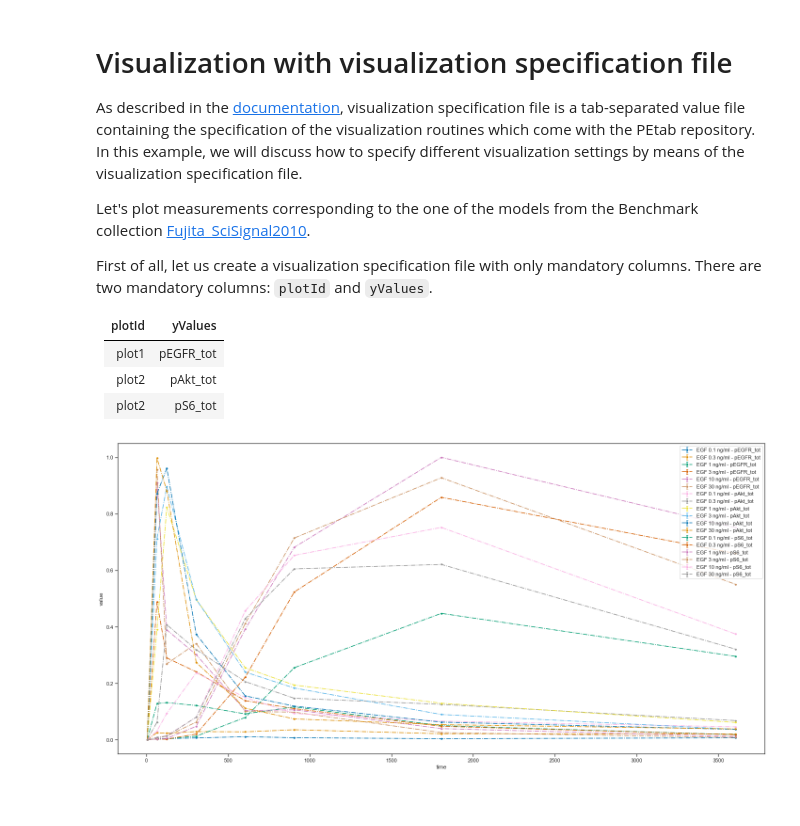
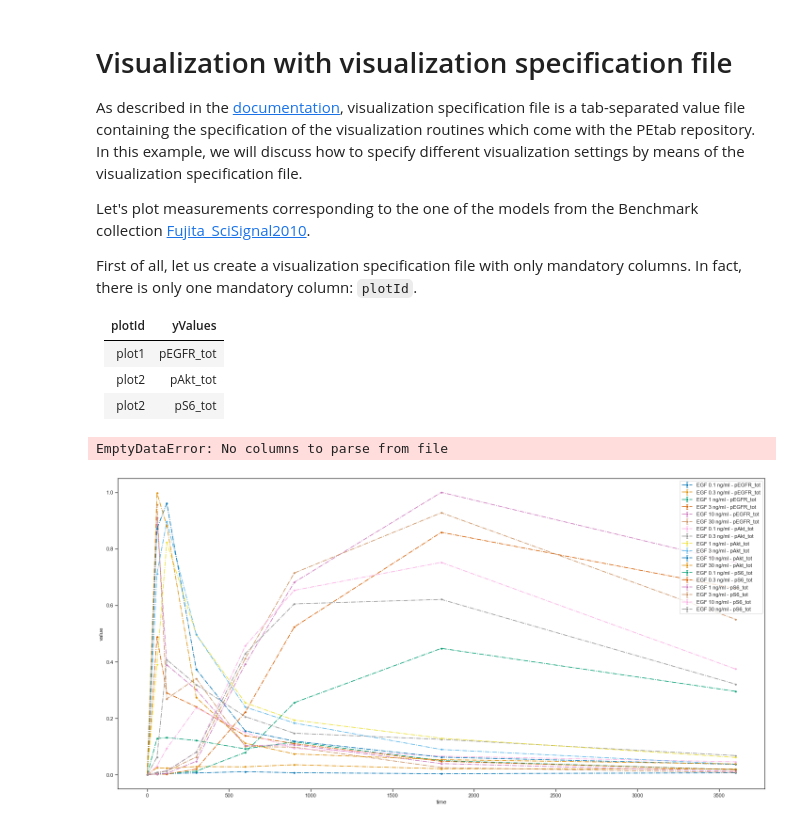
Before and after one commit to PEtab-dev/PEtab, a Jupyter notebook: doc/example/example_visualization_with_visspec.ipynb, the cells around one changed output. Saved outputs shown, nothing was run; the diff lists cells and outputs as text; code cells hidden in the pictures.

Commit message:
visualization example with vis_spec

```diff
--- a/doc/example/example_visualization_with_visspec.ipynb
+++ b/doc/example/example_visualization_with_visspec.ipynb
@@ -6,7 +6,7 @@ As described in the [documentation](https://github.com/PEtab-dev/PEtab/blob/mast
 
 Let's plot measurements corresponding to the one of the models from the Benchmark collection [Fujita_SciSignal2010](https://github.com/Benchmarking-Initiative/Benchmark-Models-PEtab/tree/master/Benchmark-Models/Fujita_SciSignal2010).
 
-First of all, let us create a visualization specification file with only mandatory columns. There are two mandatory columns: `plotId` and `yValues`.
+First of all, let us create a visualization specification file with only mandatory columns. In fact, there is only  one mandatory column: `plotId`.
 
 | plotId | yValues |
 |---|---|
@@ -17,9 +17,27 @@ First of all, let us create a visualization specification file with only mandato
 import petab
 from petab.visualize import plot_data_and_simulation
 
-pp = petab.Problem.from_yaml( "example_Fujita/Fujita.yaml")
+folder = "example_Fujita/"
+data_file_path = folder + "Fujita_measurementData.tsv"
+condition_file_path = folder + "Fujita_experimentalCondition.tsv"
+observables_file_path = folder + "Fujita_observables.tsv"
+visualization_file_path = folder + "/visuSpecs/Fujita_visuSpec_empty.tsv"
+
+pp = petab.Problem.from_files(measurement_file=data_file_path,
+                              condition_file=condition_file_path,
+                              observable_files=observables_file_path,
+                              visualization_files=visualization_file_path)
+# pp = petab.Problem.from_yaml( "example_Fujita/Fujita.yaml")
+# %% [output]
+EmptyDataError: No columns to parse from file
-# %%
-# plot measurements
-ax = petab.visualize.plot_petab_problem(petab_problem=pp)
-# %% [output]
-[figure, removed]
+# %%
+visualization_file_path = folder + "/visuSpecs/Fujita_visuSpec_mandatory.tsv"
+
+pp = petab.Problem.from_files(measurement_file=data_file_path,
+                              condition_file=condition_file_path,
+                              observable_files=observables_file_path,
+                              visualization_files=visualization_file_path)
+
+ax = petab.visualize.plot_petab_problem(petab_problem=pp)
+# %% [output]
+[figure, added]
```
Also changed, not shown: parts of 3 cells of this notebook, 5 other files.
